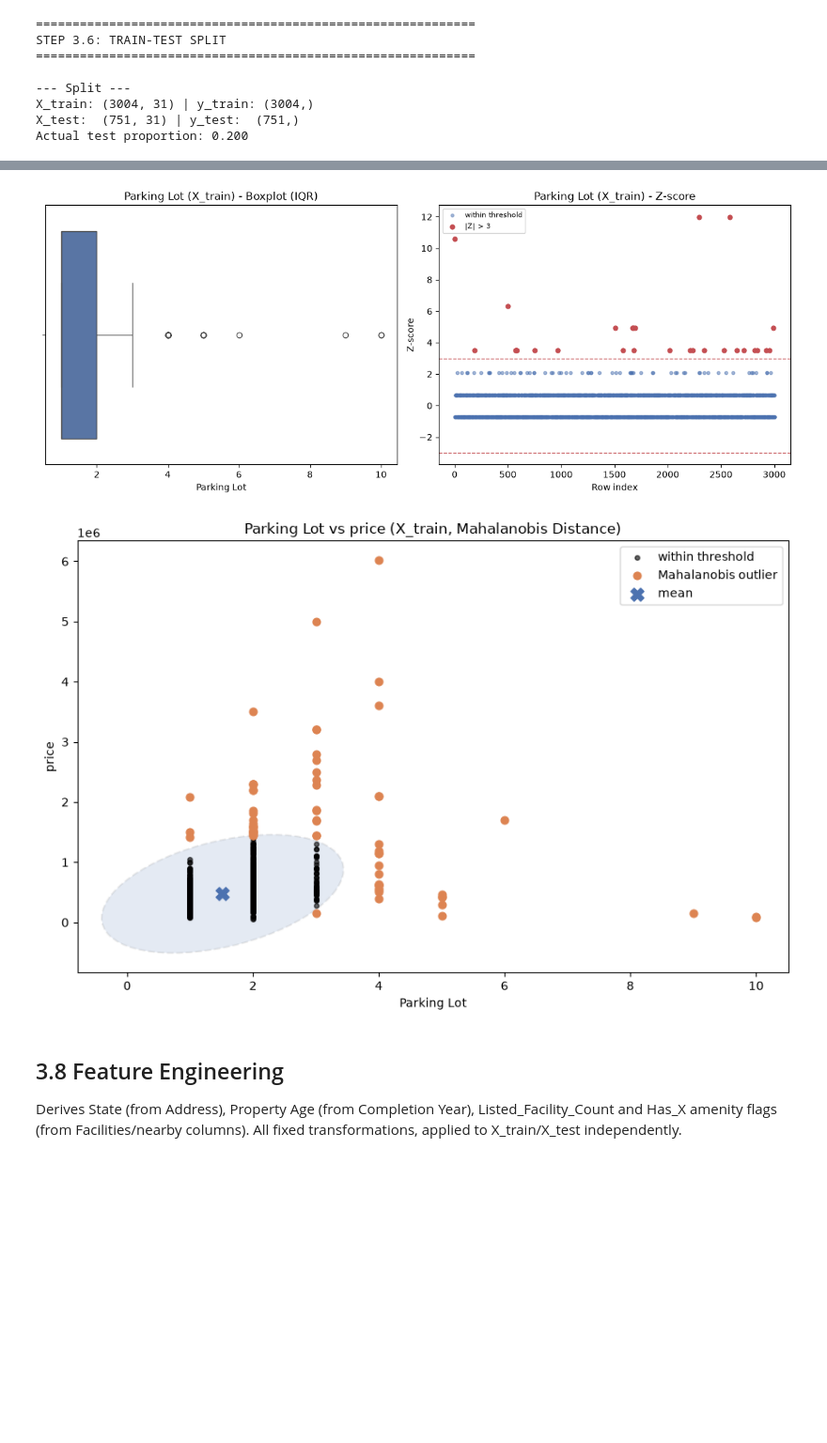
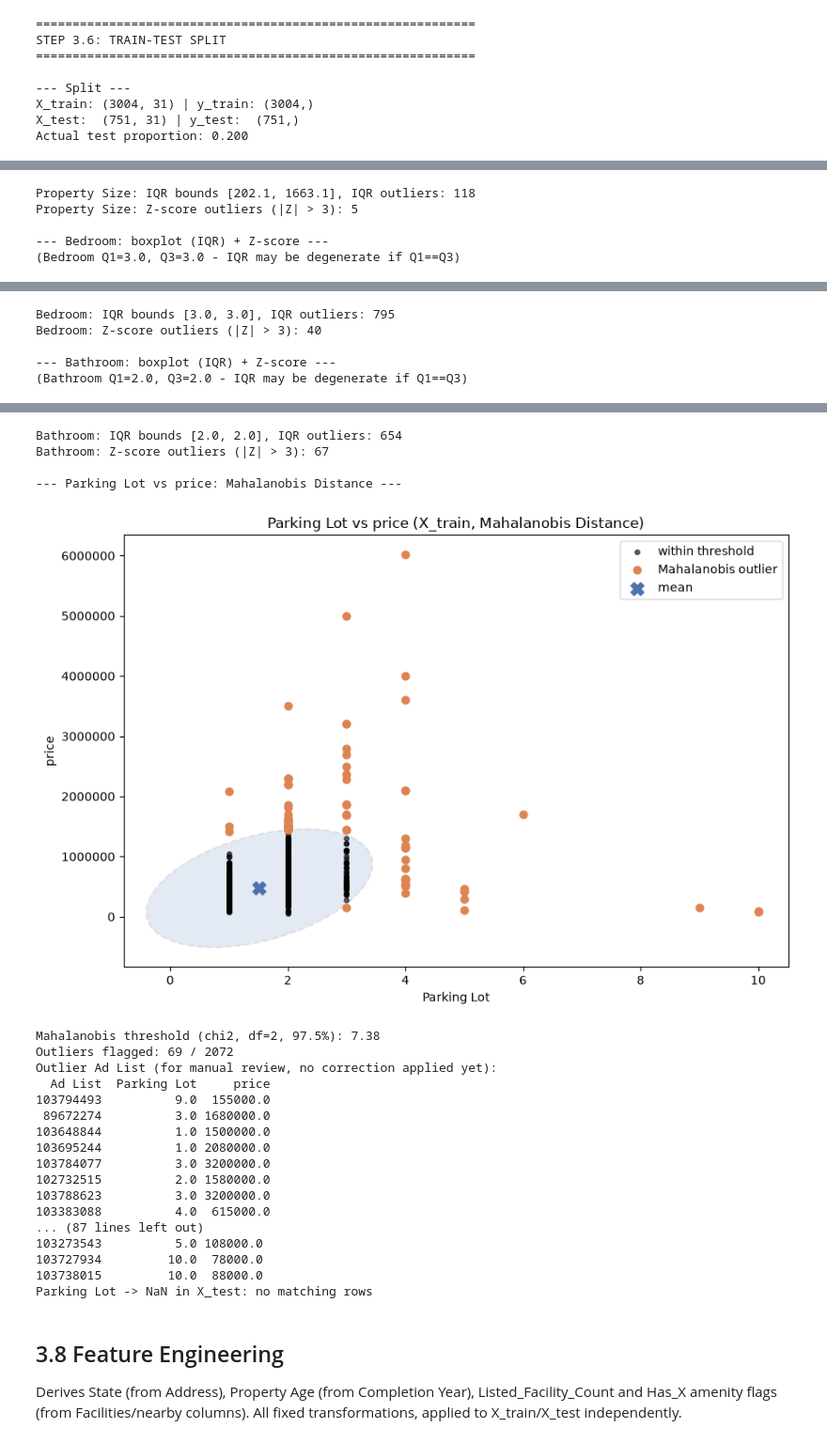
Before and after one commit to Lowzh5/Malaysian-Condominium-Prices-Data, a Jupyter notebook: src/data_preprocessing.ipynb, the cells around one changed output, grey strips where cells are left out. Shown at 94% size. Cells and saved outputs as stored; diff of their text form; code cells hidden in the pictures; blank space fills up the shorter version.

```diff
--- a/src/data_preprocessing.ipynb
+++ b/src/data_preprocessing.ipynb
@@ -24,20 +24,16 @@ try:
     _this_dir = os.path.dirname(os.path.abspath(__file__))
 except NameError:
     _this_dir = os.getcwd()  # notebook: assume cwd is this file's folder (src/)
-BASE_DIR = os.path.dirname(_this_dir)
-csv_path = os.path.join(BASE_DIR, "data", "raw", "houses.csv")
+BASE_DIR = _this_dir  # houses.csv and all src-level outputs live alongside this notebook
+csv_path = os.path.join(BASE_DIR, "houses.csv")
 df = pd.read_csv(csv_path)
 RAW_COLUMNS = list(df.columns)  # snapshot for 3.12's summary - kept vs dropped vs engineered
 
-# EDA_DIR: Section 4's own output (train_for_eda.csv + its figures).
-PROCESSED_DIR = os.path.join(BASE_DIR, "data", "processed")
-EXTRA_DIR = os.path.join(BASE_DIR, "data", "extra")
-MODELLING_DIR = os.path.join(BASE_DIR, "data", "modelling")
-EDA_DIR = os.path.join(BASE_DIR, "data", "eda")
-os.makedirs(PROCESSED_DIR, exist_ok=True)
-os.makedirs(EXTRA_DIR, exist_ok=True)
+# houses_cleaned.csv / train_for_eda.csv live alongside this notebook (src/);
+# the X_train/X_test/y_train/y_test modelling outputs go to the sibling model/modelling_data/ folder.
+PROCESSED_DIR = BASE_DIR
+MODELLING_DIR = os.path.join(BASE_DIR, "..", "model", "modelling_data")
 os.makedirs(MODELLING_DIR, exist_ok=True)
-os.makedirs(EDA_DIR, exist_ok=True)
 # %% [markdown]
 ## Dataset Review
 
@@ -658,8 +637,6 @@ print(f"(Bathroom Q1={X_train['Bathroom'].quantile(.25)}, Q3={X_train['Bathroom'
       f"- IQR may be degenerate if Q1==Q3)")
 boxplot_zscore_figure(X_train['Bathroom'], "Bathroom")
 
-print("\n--- Parking Lot: boxplot (IQR) + Z-score ---")
-boxplot_zscore_figure(X_train['Parking Lot'], "Parking Lot")
 
 
 def mahalanobis_figure(pair_df, xcol, ycol, title):
@@ -690,6 +667,7 @@ def mahalanobis_figure(pair_df, xcol, ycol, title):
     ax.scatter(*mean_vec, color="#4C72B0", marker="X", s=120, label="mean", zorder=4)
     ax.set_xlabel(xcol)
     ax.set_ylabel(ycol)
+    ax.ticklabel_format(style="plain", axis="y")
     ax.set_title(f"{title} (X_train, Mahalanobis Distance)")
     ax.legend()
     plt.tight_layout()
@@ -830,8 +796,38 @@ Parking Lot -> NaN in X_test: no matching rows
 [figure]
+Property Size: IQR bounds [202.1, 1663.1], IQR outliers: 118
+Property Size: Z-score outliers (|Z| > 3): 5
+
+--- Bedroom: boxplot (IQR) + Z-score ---
+(Bedroom Q1=3.0, Q3=3.0 - IQR may be degenerate if Q1==Q3)
 [figure]
+Bedroom: IQR bounds [3.0, 3.0], IQR outliers: 795
+Bedroom: Z-score outliers (|Z| > 3): 40
+
+--- Bathroom: boxplot (IQR) + Z-score ---
+(Bathroom Q1=2.0, Q3=2.0 - IQR may be degenerate if Q1==Q3)
 [figure]
+Bathroom: IQR bounds [2.0, 2.0], IQR outliers: 654
+Bathroom: Z-score outliers (|Z| > 3): 67
+
+--- Parking Lot vs price: Mahalanobis Distance ---
-[figure, old version]
+[figure, new version]
-[figure, removed]
+Mahalanobis threshold (chi2, df=2, 97.5%): 7.38
+Outliers flagged: 69 / 2072
+Outlier Ad List (for manual review, no correction applied yet):
+  Ad List  Parking Lot     price
+103794493          9.0  155000.0
+ 89672274          3.0 1680000.0
+103648844          1.0 1500000.0
+103695244          1.0 2080000.0
+103784077          3.0 3200000.0
+102732515          2.0 1580000.0
+103788623          3.0 3200000.0
+103383088          4.0  615000.0
+... (87 lines left out)
+103273543          5.0 108000.0
+103727934         10.0  78000.0
+103738015         10.0  88000.0
+Parking Lot -> NaN in X_test: no matching rows
 # %% [markdown]
 ## 3.8 Feature Engineering
 
```
Also changed, not shown: parts of 20 cells of this notebook, 23 other files.
